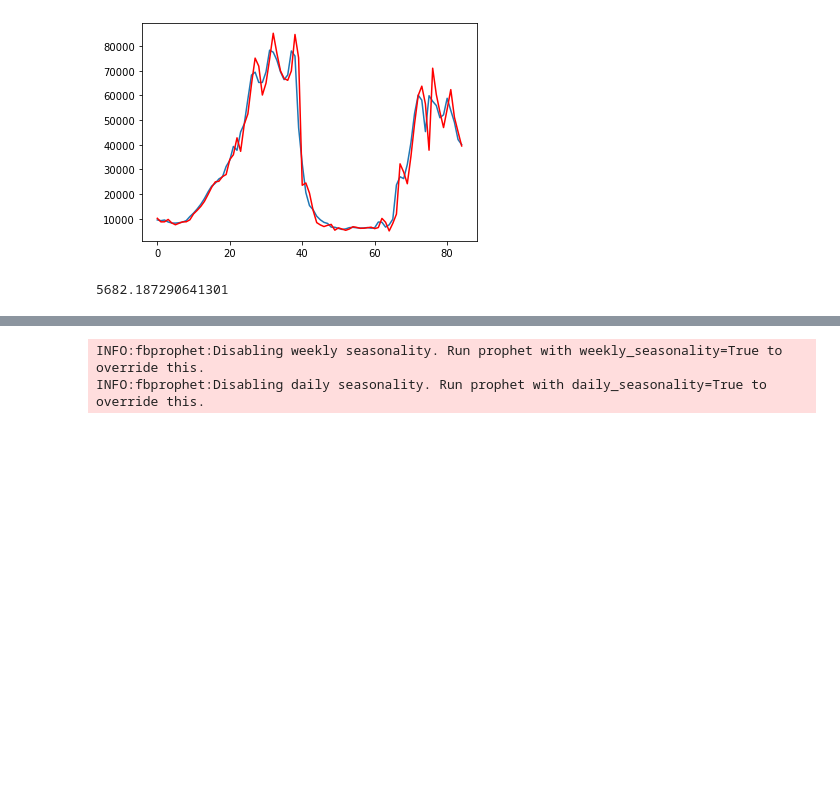
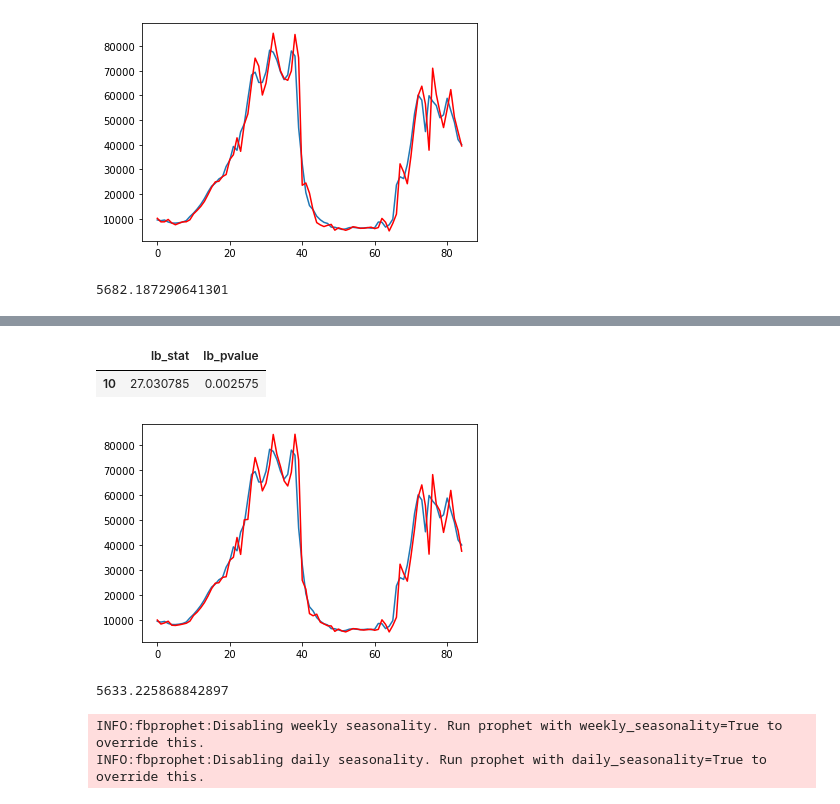
Before and after one commit to andrewmejia600/DS7333, a Jupyter notebook: CASE_STUDY_8/Case_Study_8.ipynb, the cells around one changed output, grey strips where cells are left out. Drawn from its saved outputs; the diff is of its cells as text; code cells hidden in the pictures; blank space fills up the shorter version.

```diff
--- a/CASE_STUDY_8/Case_Study_8.ipynb
+++ b/CASE_STUDY_8/Case_Study_8.ipynb
@@ -67,6 +68,29 @@ def arima_window_ase(data_series, train_ratio = .60, order = (0,0,0)):
 
     return rmse
     print(residuals.describe())
+# %%
+def arima_seas_window_ase(data_series, train_ratio = .60, order = (0,0,0), seasonal_order = (0,0,0,0),simple_differencing=True):
+    X_series = data_series.values
+    size = int(len(X_series)*train_ratio)
+    train,test = X_series[0:size], X_series[size:len(X_series)]
+    history = [i for i in train]
+    preds = list()
+    for t in range(len(test)):
+        model = ARIMA(history, order=order)
+        model = sm.tsa.statespace.SARIMAX(history, order=order, seasonal_order=seasonal_order,simple_differencing=simple_differencing)
+        model_fit = model.fit()
+        fore_cast = model_fit.forecast()
+        yhat = fore_cast[0]
+        preds.append(yhat)
+        obs = test[t]
+        history.append(obs)
+    rmse = sqrt(mean_squared_error(test, preds))
+    pyplot.plot(test)
+    pyplot.plot(preds, color='red')
+    pyplot.show()
+
+    return rmse
+    print(residuals.describe())
 # %%
 def make_realization(data_frame,x,y):
 
@@ -349,3 +451,13 @@ rmse
+# %%
+ sm.stats.acorr_ljungbox(mod_seas_fit.resid, lags=[10], return_df=True)
+# %% [output]
+|  | lb_stat | lb_pvalue |
+| 10 | 27.030785 | 0.002575 |
+# %%
+arima_seas_window_ase(flu_data.SPEC_RECEIVED_NB, train_ratio = .80, order = (2,0,0), seasonal_order = (1,0,0,40),simple_differencing=True)
+# %% [output]
+[figure, added]
+5633.225868842897
 # %%
 m = Prophet()
 Prophet_df = flu_data[['EDATE','SPEC_RECEIVED_NB']].copy()
```
Also changed, not shown: parts of 11 cells of this notebook.
